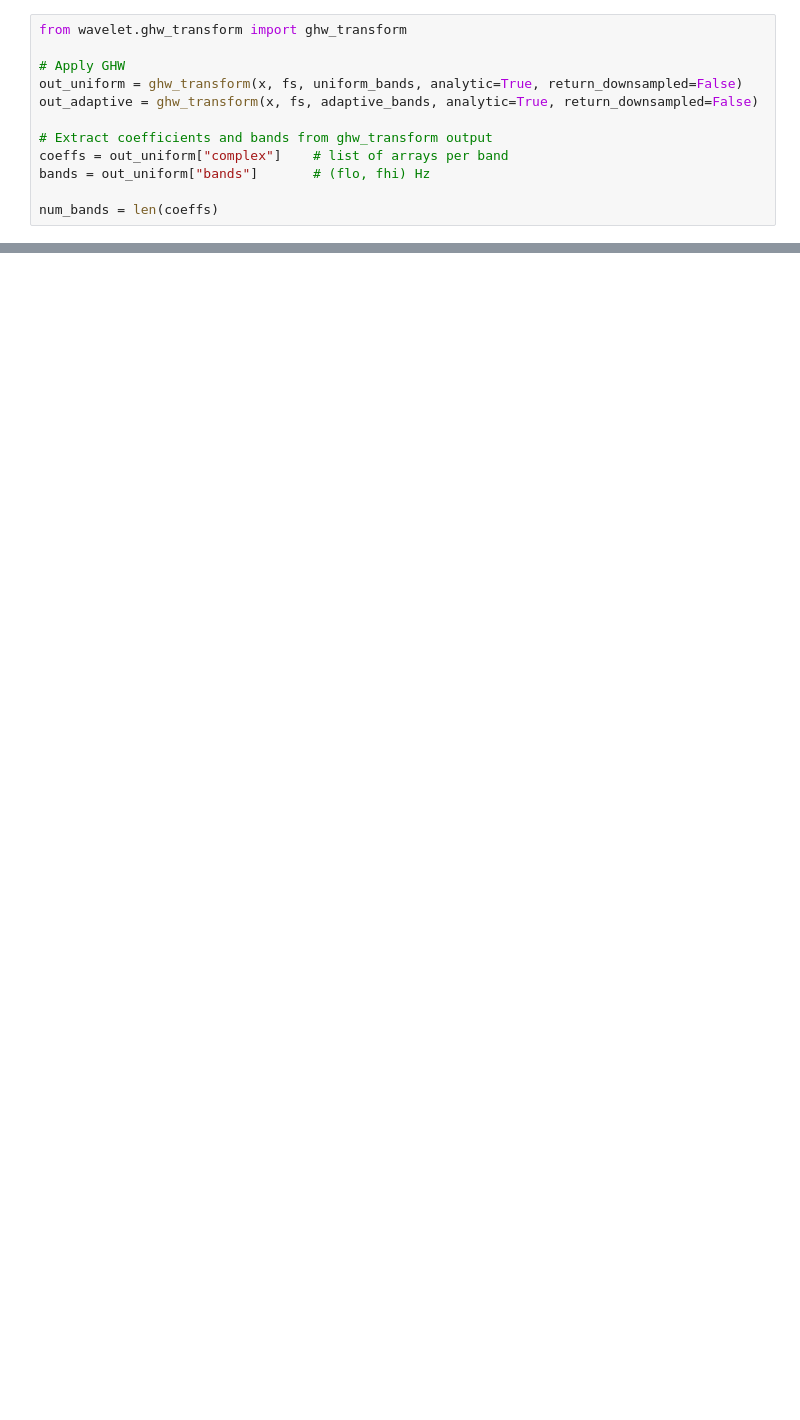
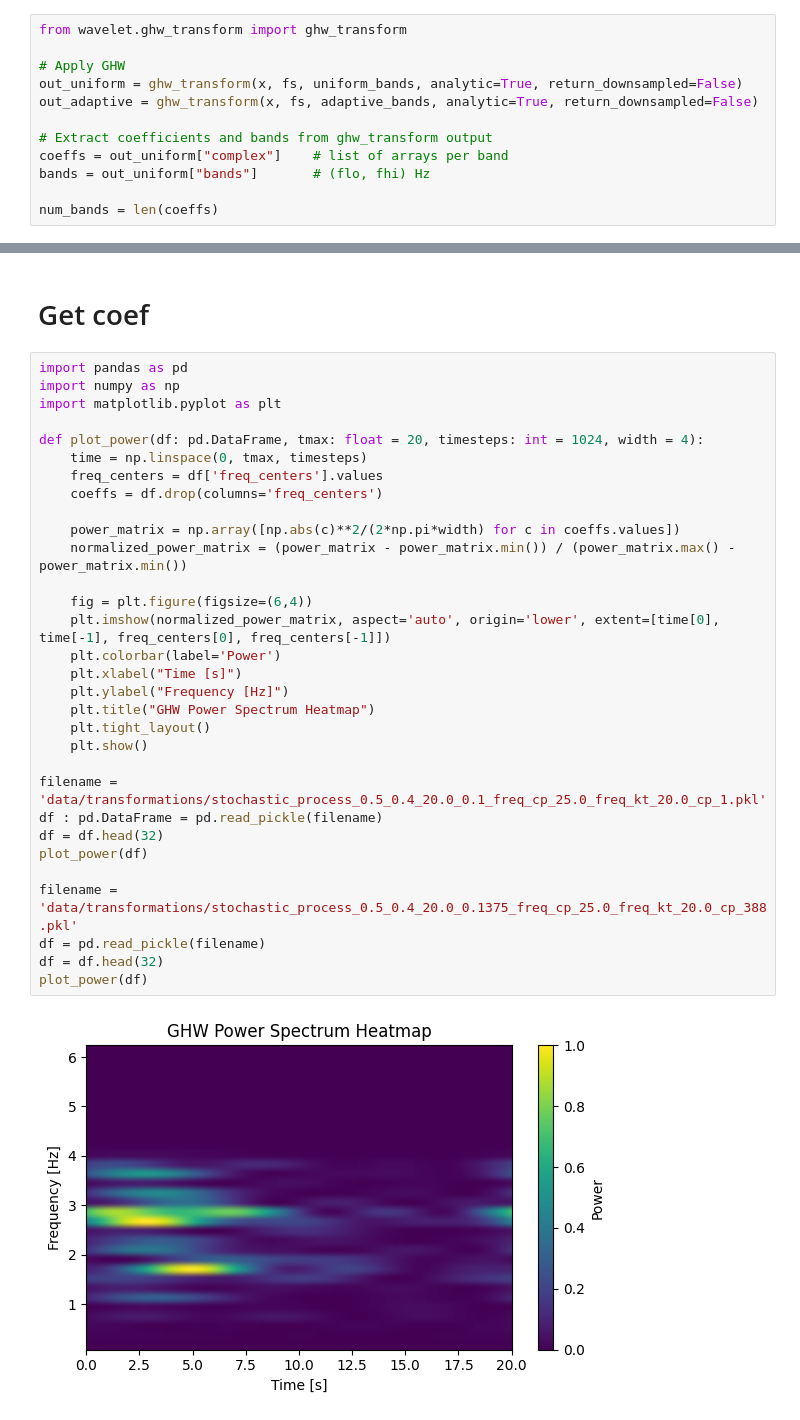
Before and after one commit to jgdu4rte/diffusion_model_stochastic_process, a Jupyter notebook: main.ipynb, the cells around one changed output, grey strips where cells are left out. Drawn from its saved outputs; the diff is of its cells as text; blank space fills up the shorter version.

```diff
--- a/main.ipynb
+++ b/main.ipynb
@@ -195,0 +194,35 @@ plt.show()
+# %% [markdown]
+# Get coef
+# %%
+import pandas as pd
+import numpy as np
+import matplotlib.pyplot as plt
+
+def plot_power(df: pd.DataFrame, tmax: float = 20, timesteps: int = 1024, width = 4):
+    time = np.linspace(0, tmax, timesteps)
+    freq_centers = df['freq_centers'].values
+    coeffs = df.drop(columns='freq_centers')
+
+    power_matrix = np.array([np.abs(c)**2/(2*np.pi*width) for c in coeffs.values])
+    normalized_power_matrix = (power_matrix - power_matrix.min()) / (power_matrix.max() - power_matrix.min())
+
+    fig = plt.figure(figsize=(6,4))
+    plt.imshow(normalized_power_matrix, aspect='auto', origin='lower', extent=[time[0], time[-1], freq_centers[0], freq_centers[-1]])
+    plt.colorbar(label='Power')
+    plt.xlabel("Time [s]")
+    plt.ylabel("Frequency [Hz]")
+    plt.title("GHW Power Spectrum Heatmap")
+    plt.tight_layout()
+    plt.show()
+
+filename = 'data/transformations/stochastic_process_0.5_0.4_20.0_0.1_freq_cp_25.0_freq_kt_20.0_cp_1.pkl'
+df : pd.DataFrame = pd.read_pickle(filename)
+df = df.head(32)
+plot_power(df)
+
+filename = 'data/transformations/stochastic_process_0.5_0.4_20.0_0.1375_freq_cp_25.0_freq_kt_20.0_cp_388.pkl'
+df = pd.read_pickle(filename)
+df = df.head(32)
+plot_power(df)
+# %% [output]
+[figure, added]
```
Also changed, not shown: parts of 8 cells of this notebook, 3 other files.
